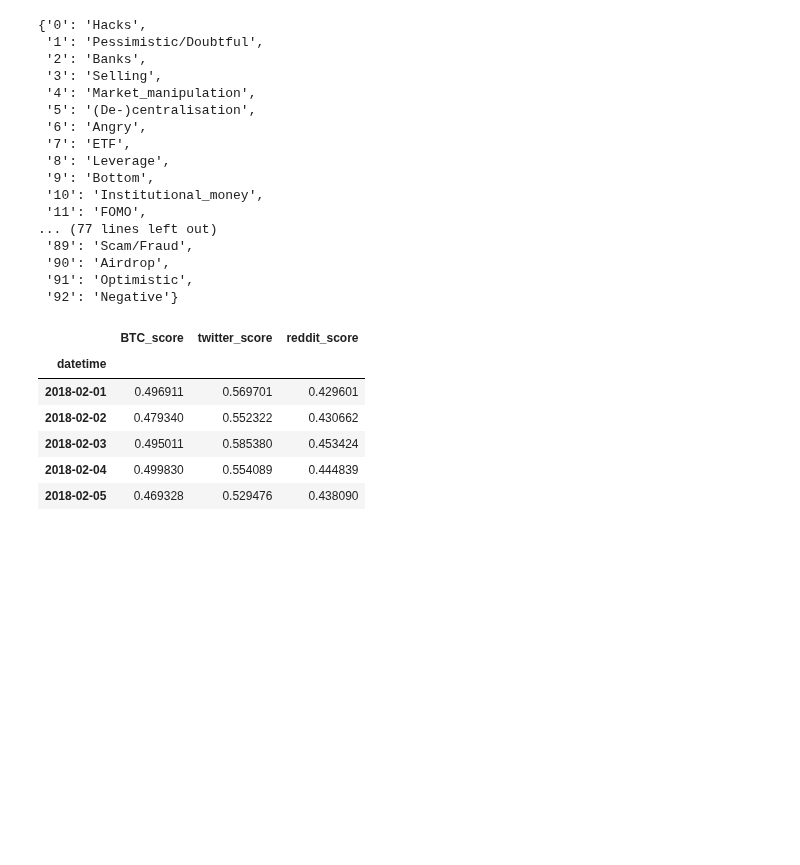
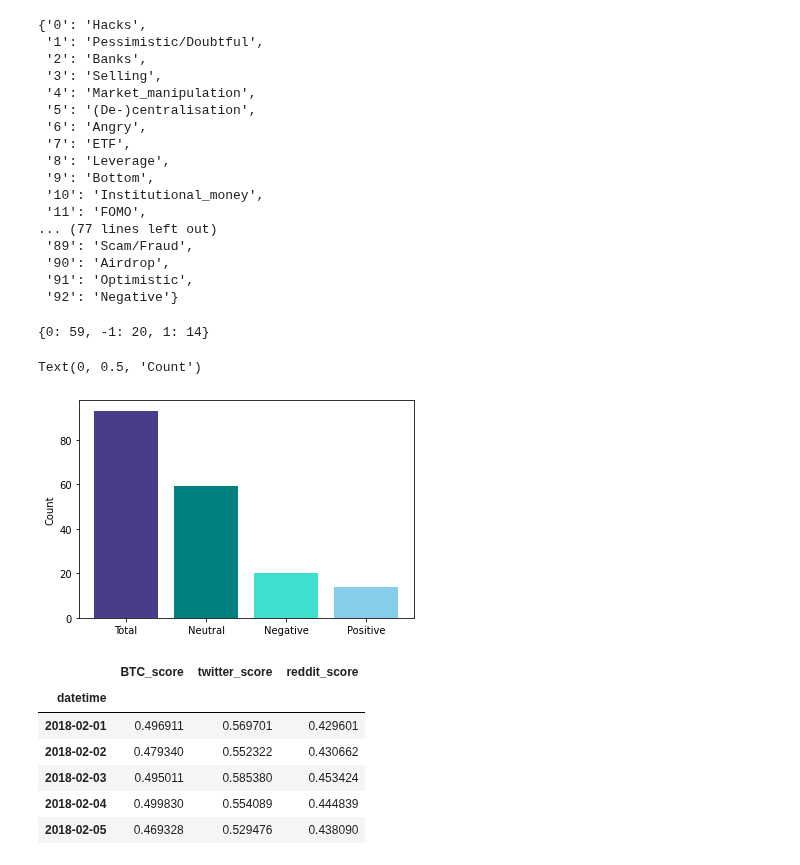
Before and after one commit to Dmunozig/crypto_sentiment, a Jupyter notebook: notebooks/Data_Exploration_Clean.ipynb, the cells around one changed output. Drawn from its saved outputs; the diff is of its cells as text; code cells hidden in the pictures; blank space fills up the shorter version.

```diff
--- a/notebooks/Data_Exploration_Clean.ipynb
+++ b/notebooks/Data_Exploration_Clean.ipynb
@@ -398,6 +398,26 @@ topics_index
 # Creating dictionary of our own validation (1 = positive ; 0 = neutral ; -1 = negative)
 topics_index_value = {'0': 0,
  '1': -1,'2': 0, '3': -1,'4': 0,'5': 0,'6': -1,'7': 0,'8': 0,'9': 0,'10': 0,'11': 0,'12': 0,'13': 0,'14': -1,'15': 0,'16': -1,'17': 0,'18': 0,'19': 0,'20': 0,'21': 0,'22': 0,'23': 1,'24': 1,'25': 0,'26': -1,'27': -1,'28': 0,'29': 0,'30': 0,'31': 0,'32': -1,'33': 1,'34': 0,'35': 0,'36': 1,'37': -1,'38': 1,'39': 1,'40': -1,'41': 0,'42': 1,'43': 0,'44': 0,'45': 0,'46': 1,'47': 0,'48': -1,'49': 0,'50': 0,'51': 0,'52': 0,'53': -1,'54': -1,'55': 0,'56': 0,'57': 0,'58': 0,'59': 0,'60': 0,'61': 0,'62': 0,'63': 1,'64': -1,'65': 0,'66': 0,'67': 0,'68': 0,'69': 0,'70': 0,'71': 1,'72': 0,'73': -1,'74': 0,'75': 1,'76': 0,'77': 0,'78': 0,'79': 0,'80': 0,'81': -1,'82': 1,'83': 1,'84': -1,'85': -1,'86': 0,'87': 0,'88': 0,'89': -1,'90': 0,'91': 1,'92': -1}
+# %%
+count = {}
+for key,value in topics_index_value.items():
+    if value not in count:
+        count[value] = 1
+    else:
+        count[value] += 1
+count
+# %% [output]
+{0: 59, -1: 20, 1: 14}
+# %%
+sm_category_count = {'Total':93, 'Neutral': 59, 'Negative': 20, 'Positive': 14}
+# %%
+keys = sm_category_count.keys()
+values = sm_category_count.values()
+plt.bar(keys, values, color=['darkslateblue', 'teal', 'turquoise', 'skyblue'])
+plt.ylabel('Count')
+# %% [output]
+Text(0, 0.5, 'Count')
+[figure, added]
 # %%
 # Function to count impact of positives and negatives and output overall sentiment value
 def feature_creation(counts):
```
Also changed, not shown: parts of 1 cell of this notebook.
